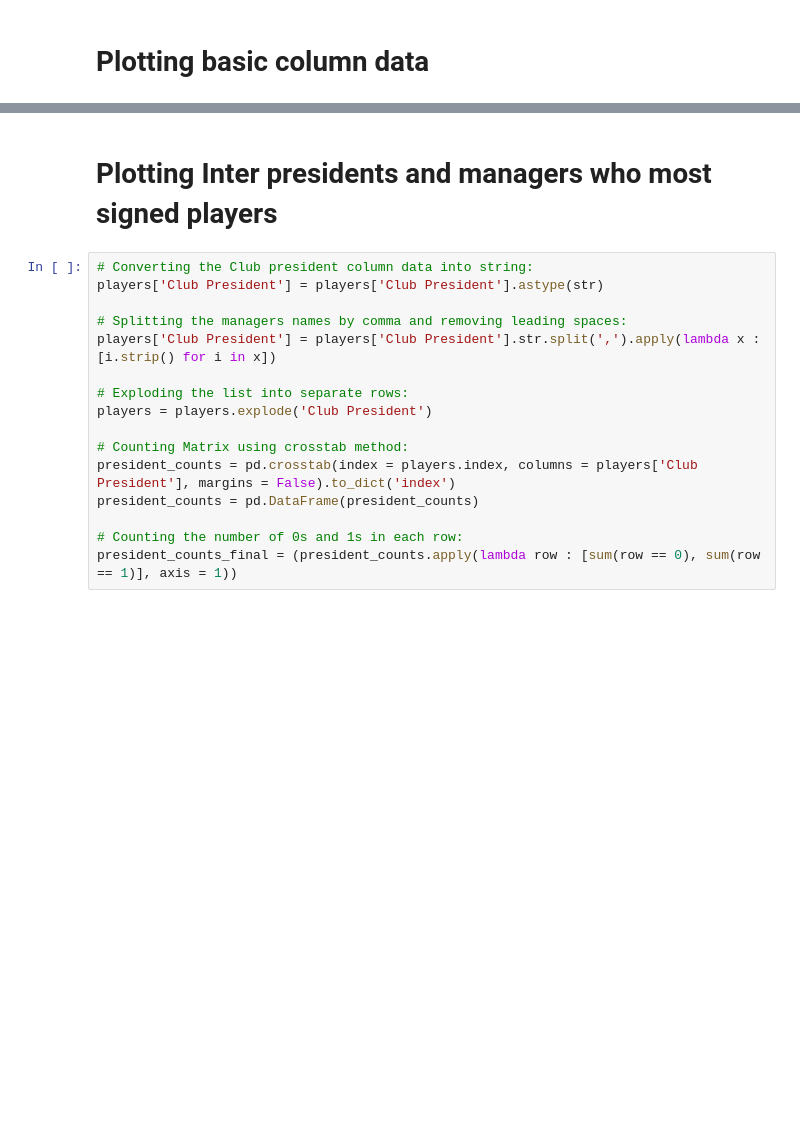
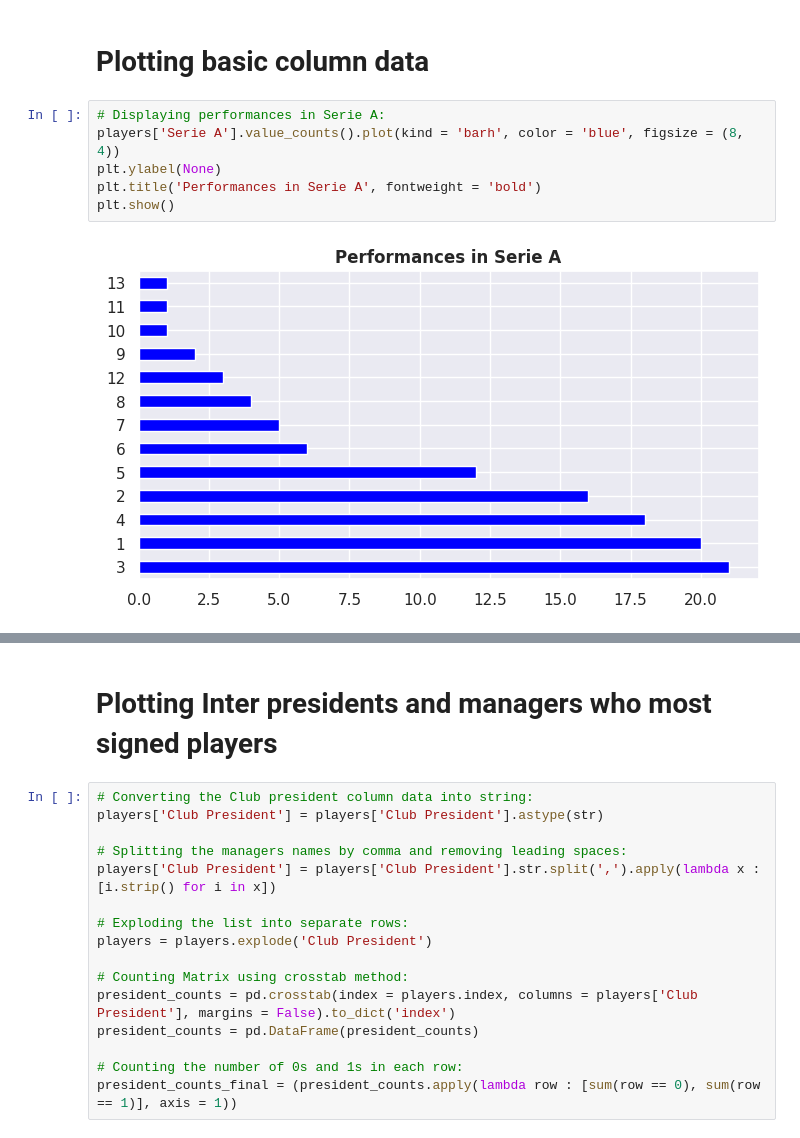
Before and after one commit to guilhermelaviola/InterMilan, a Jupyter notebook: InterSeasons.ipynb, the cells around one changed output, grey strips where cells are left out. Saved outputs shown, nothing was run; the diff lists cells and outputs as text; blank space fills up the shorter version.

```diff
--- a/InterSeasons.ipynb
+++ b/InterSeasons.ipynb
@@ -33,2 +33,10 @@ players.shape
 # %% [markdown]
 # **Plotting basic column data**
+# %%
+# Displaying performances in Serie A:
+players['Serie A'].value_counts().plot(kind = 'barh', color = 'blue', figsize = (8, 4))
+plt.ylabel(None)
+plt.title('Performances in Serie A', fontweight = 'bold')
+plt.show()
+# %% [output]
+[figure, added]
```
Also changed, not shown: parts of 12 cells of this notebook.
